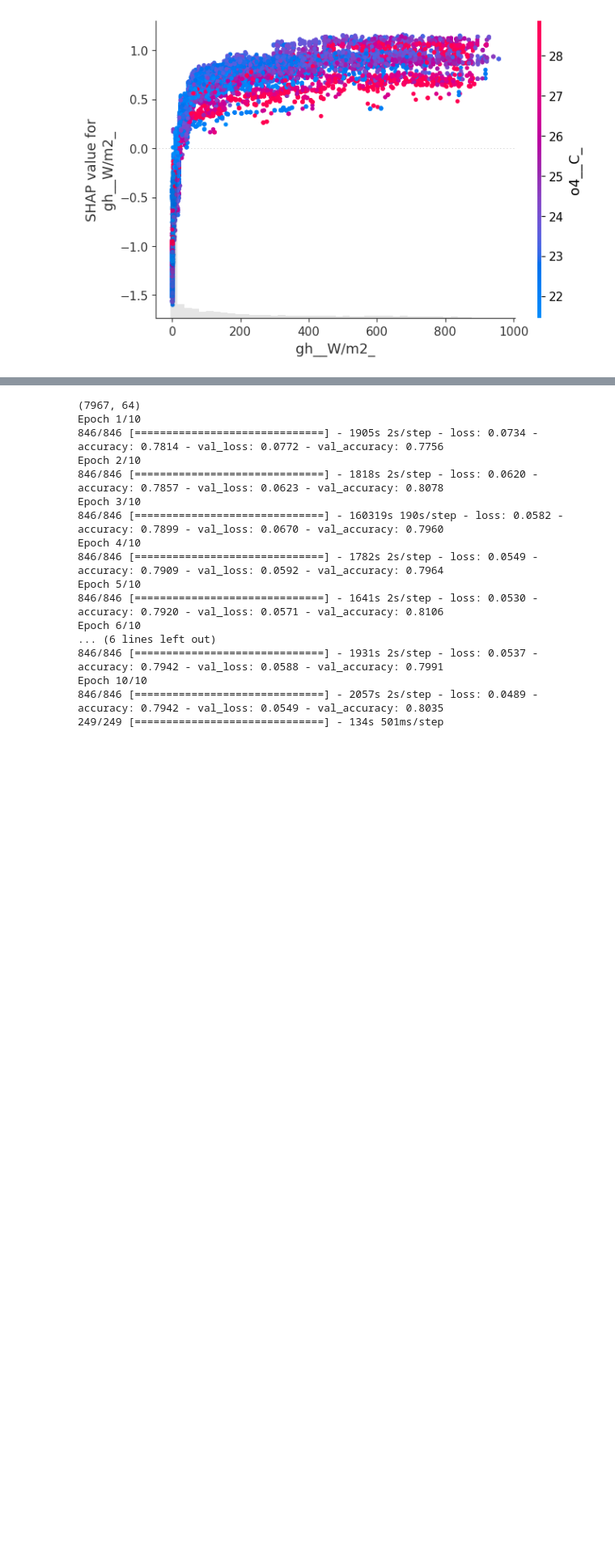
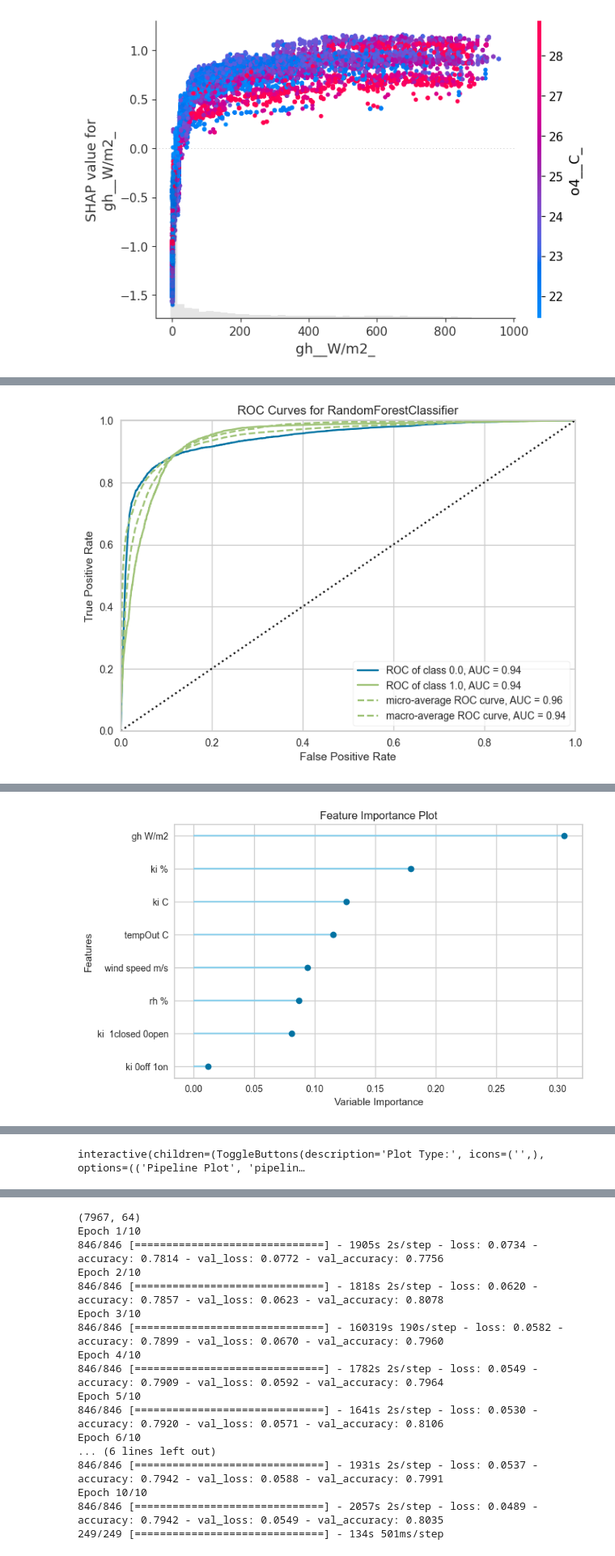
Before and after one commit to alimanager/smartBuilding, a Jupyter notebook: MODEL.ipynb, the cells around one changed output, grey strips where cells are left out. Shown at 81% size. Drawn from its saved outputs; the diff is of its cells as text; code cells hidden in the pictures; blank space fills up the shorter version.

```diff
--- a/MODEL.ipynb
+++ b/MODEL.ipynb
@@ -850,0 +1219,9 @@ Model2 = setup(merged_df[features_o4], target= merged_df[target_o4].apply(catego
+# %%
+import mlflow
+from pycaret.classification import *
+Model1 = setup(merged_df[features_ki], target= merged_df[target_ki].apply(categorize_presence) , fix_imbalance=True ,preprocess=False,  normalize=True, normalize_method='zscore')
+best1 = compare_models()
+print(best1)
+results_model1 = pull()
+model1_rf_classifier = create_model('rf')
+model1_rf_classifer_tuned = tune_model(model1_rf_classifier)
@@ -850,0 +1296,9 @@ Model2 = setup(merged_df[features_o4], target= merged_df[target_o4].apply(catego
+# %%
+## Evaluation model 1:
+
+plot_model(model1_rf_classifer_tuned, plot = 'auc')
+plot_model(model1_rf_classifer_tuned, plot = 'feature')
+plot_model(model1_rf_classifer_tuned, plot = 'confusion_matrix')
+
+evaluate_model(model1_rf_classifer_tuned)
+# %% [output]
@@ -850,0 +1306 @@ Model2 = setup(merged_df[features_o4], target= merged_df[target_o4].apply(catego
+[figure, added]
@@ -850,0 +1308 @@ Model2 = setup(merged_df[features_o4], target= merged_df[target_o4].apply(catego
+[figure, added]
@@ -850,0 +1311 @@ Model2 = setup(merged_df[features_o4], target= merged_df[target_o4].apply(catego
+interactive(children=(ToggleButtons(description='Plot Type:', icons=('',), options=(('Pipeline Plot', 'pipelin…
```
Also changed, not shown: parts of 67 cells of this notebook, 10 other files.
